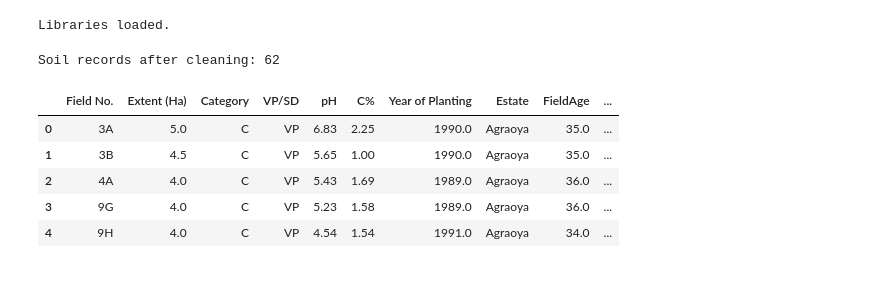
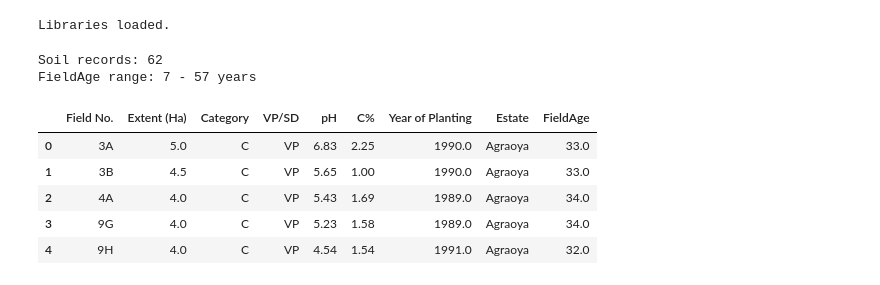
Before and after one commit to Akshatha7710/smart-tea-estate-management-system, a Jupyter notebook: Soil_Quality_Analysis_and_Predictive_Model.ipynb, the cells around one changed output. Drawn from its saved outputs; the diff is of its cells as text; code cells hidden in the pictures.

```diff
--- a/Soil_Quality_Analysis_and_Predictive_Model.ipynb
+++ b/Soil_Quality_Analysis_and_Predictive_Model.ipynb
@@ -26,30 +57,30 @@ Libraries loaded.
 # %%
 # =============================================================
 # 1. LOAD & PREPROCESS SOIL DATA
+#
+# Survey dates confirmed from Tea-2022-23 Excel sheet:
+#   49 fields surveyed: 2023-06-15
+#   13 fields surveyed: 2022-01-04
+# Using SURVEY_YEAR=2023 as baseline for FieldAge calculation.
 # =============================================================
 soil = pd.read_csv('sample_data/soil_data.csv')
+soil.replace('missing', np.nan, inplace=True)
+for col in ['pH', 'C%', 'Extent (Ha)', 'Year of Planting']:
+    soil[col] = pd.to_numeric(soil[col], errors='coerce')
+soil = soil.dropna(subset=['pH','C%','Year of Planting','Extent (Ha)']).copy()
 
-soil.replace('missing', np.nan, inplace=True)
-for col in ['pH', 'C%', 'Year of Planting', 'Extent (Ha)']:
-    soil[col] = pd.to_numeric(soil[col], errors='coerce')
+SURVEY_YEAR = 2023
+soil['FieldAge'] = SURVEY_YEAR - soil['Year of Planting']
 
-soil = soil.dropna(subset=['pH', 'C%', 'Year of Planting', 'Extent (Ha)']).copy()
-
-# --- Base derived features ---
-soil['FieldAge'] = 2025 - soil['Year of Planting']
-soil['C_Age']    = soil['C%'] * soil['FieldAge']       # carbon × age interaction
-soil['C_sq']     = soil['C%'] ** 2                    # non-linear carbon effect
-soil['log_Age']  = np.log1p(soil['FieldAge'])          # diminishing age effect
-soil['log_C']    = np.log1p(soil['C%'])                # diminishing carbon effect
-soil['Ha_C']     = soil['Extent (Ha)'] * soil['C%']   # size × carbon
-
-print(f'Soil records after cleaning: {len(soil)}')
+print(f'Soil records: {len(soil)}')
+print(f'FieldAge range: {soil["FieldAge"].min():.0f} - {soil["FieldAge"].max():.0f} years')
 soil.head()
 # %% [output]
-Soil records after cleaning: 62
+Soil records: 62
+FieldAge range: 7 - 57 years
-|  | Field No. | Extent (Ha) | Category | VP/SD | pH | C% | Year of Planting | Estate | FieldAge | ... |
-| 0 | 3A | 5.0 | C | VP | 6.83 | 2.25 | 1990.0 | Agraoya | 35.0 | ... |
-| 1 | 3B | 4.5 | C | VP | 5.65 | 1.00 | 1990.0 | Agraoya | 35.0 | ... |
-| 2 | 4A | 4.0 | C | VP | 5.43 | 1.69 | 1989.0 | Agraoya | 36.0 | ... |
-| 3 | 9G | 4.0 | C | VP | 5.23 | 1.58 | 1989.0 | Agraoya | 36.0 | ... |
-| 4 | 9H | 4.0 | C | VP | 4.54 | 1.54 | 1991.0 | Agraoya | 34.0 | ... |
+|  | Field No. | Extent (Ha) | Category | VP/SD | pH | C% | Year of Planting | Estate | FieldAge |
+| 0 | 3A | 5.0 | C | VP | 6.83 | 2.25 | 1990.0 | Agraoya | 33.0 |
+| 1 | 3B | 4.5 | C | VP | 5.65 | 1.00 | 1990.0 | Agraoya | 33.0 |
+| 2 | 4A | 4.0 | C | VP | 5.43 | 1.69 | 1989.0 | Agraoya | 34.0 |
+| 3 | 9G | 4.0 | C | VP | 5.23 | 1.58 | 1989.0 | Agraoya | 34.0 |
+| 4 | 9H | 4.0 | C | VP | 4.54 | 1.54 | 1991.0 | Agraoya | 32.0 |
```
Also changed, not shown: parts of 23 cells of this notebook.
